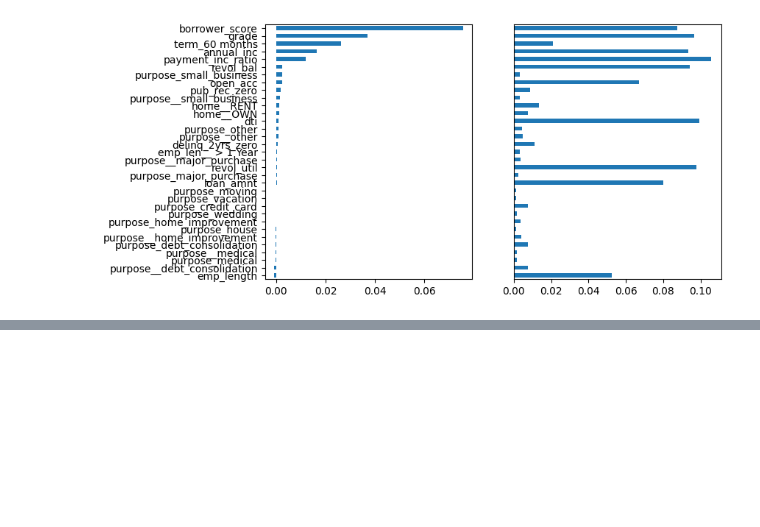
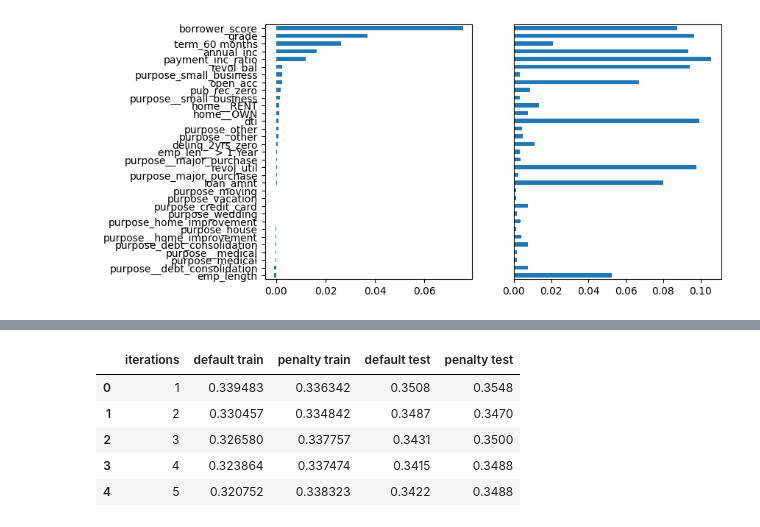
Before and after one commit to vikaschauhan734/practical_statistics_for_data_scientists, a Jupyter notebook: 06.ipynb, the cells around one changed output, grey strips where cells are left out. Cells and saved outputs as stored; diff of their text form; code cells hidden in the pictures; blank space fills up the shorter version.

```diff
--- a/06.ipynb
+++ b/06.ipynb
@@ -230,0 +330,10 @@ ax.get_yaxis().set_visible(False)
+# %%
+results = pd.DataFrame(results)
+results.head()
+# %% [output]
+|  | iterations | default train | penalty train | default test | penalty test |
+| 0 | 1 | 0.339483 | 0.336342 | 0.3508 | 0.3548 |
+| 1 | 2 | 0.330457 | 0.334842 | 0.3487 | 0.3470 |
+| 2 | 3 | 0.326580 | 0.337757 | 0.3431 | 0.3500 |
+| 3 | 4 | 0.323864 | 0.337474 | 0.3415 | 0.3488 |
+| 4 | 5 | 0.320752 | 0.338323 | 0.3422 | 0.3488 |
```
Also changed, not shown: parts of 12 cells of this notebook, 1 other file.
